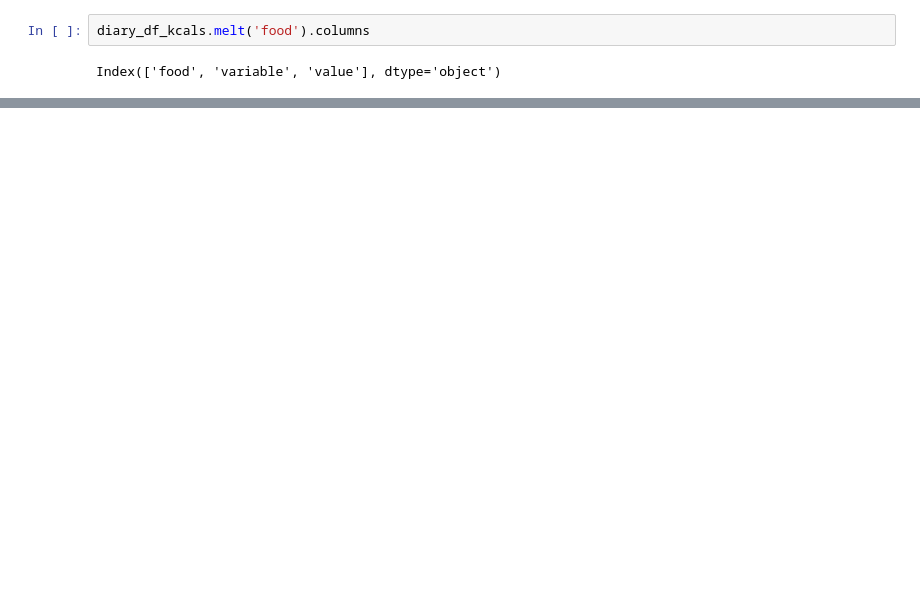
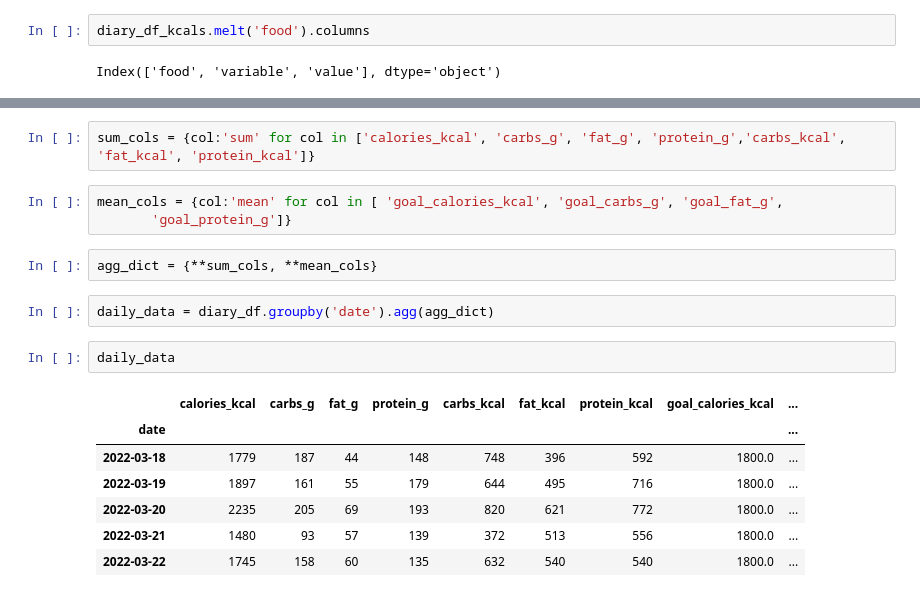
Before and after one commit to ismailmo1/mfp-wrapped, a Jupyter notebook: notebooks/mfp_plotting.ipynb, the cells around one changed output, grey strips where cells are left out. Drawn from its saved outputs; the diff is of its cells as text; blank space fills up the shorter version.

```diff
--- a/notebooks/mfp_plotting.ipynb
+++ b/notebooks/mfp_plotting.ipynb
@@ -87,0 +90,19 @@ Index(['food', 'variable', 'value'], dtype='object')
+# %%
+sum_cols = {col:'sum' for col in ['calories_kcal', 'carbs_g', 'fat_g', 'protein_g','carbs_kcal', 'fat_kcal', 'protein_kcal']}
+# %%
+mean_cols = {col:'mean' for col in [ 'goal_calories_kcal', 'goal_carbs_g', 'goal_fat_g',
+       'goal_protein_g']}
+# %%
+agg_dict = {**sum_cols, **mean_cols}
+# %%
+daily_data = diary_df.groupby('date').agg(agg_dict)
+# %%
+daily_data
+# %% [output]
+|  | calories_kcal | carbs_g | fat_g | protein_g | carbs_kcal | fat_kcal | protein_kcal | goal_calories_kcal | ... |
+| date |  |  |  |  |  |  |  |  | ... |
+| 2022-03-18 | 1779 | 187 | 44 | 148 | 748 | 396 | 592 | 1800.0 | ... |
+| 2022-03-19 | 1897 | 161 | 55 | 179 | 644 | 495 | 716 | 1800.0 | ... |
+| 2022-03-20 | 2235 | 205 | 69 | 193 | 820 | 621 | 772 | 1800.0 | ... |
+| 2022-03-21 | 1480 | 93 | 57 | 139 | 372 | 513 | 556 | 1800.0 | ... |
+| 2022-03-22 | 1745 | 158 | 60 | 135 | 632 | 540 | 540 | 1800.0 | ... |
```
Also changed, not shown: parts of 5 cells of this notebook.
